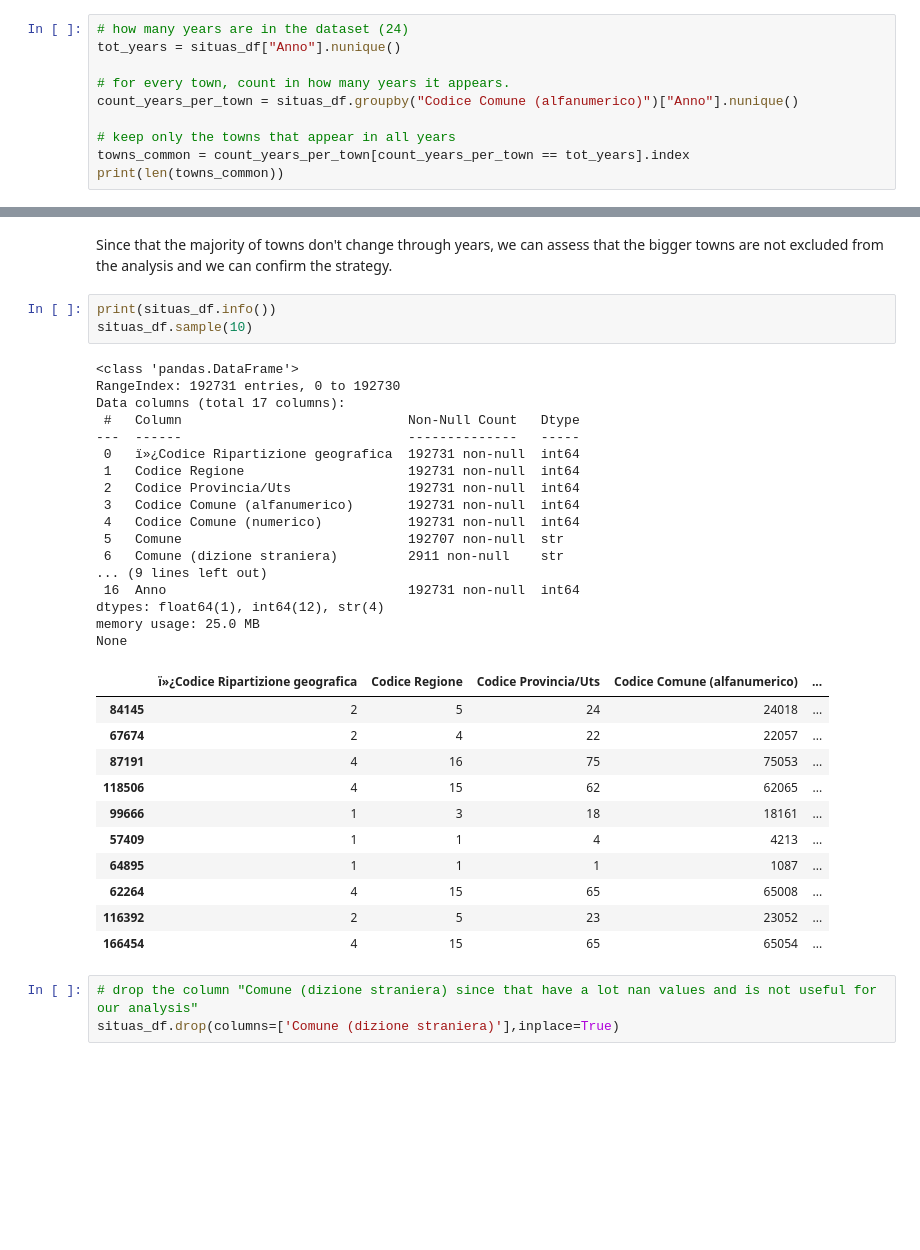
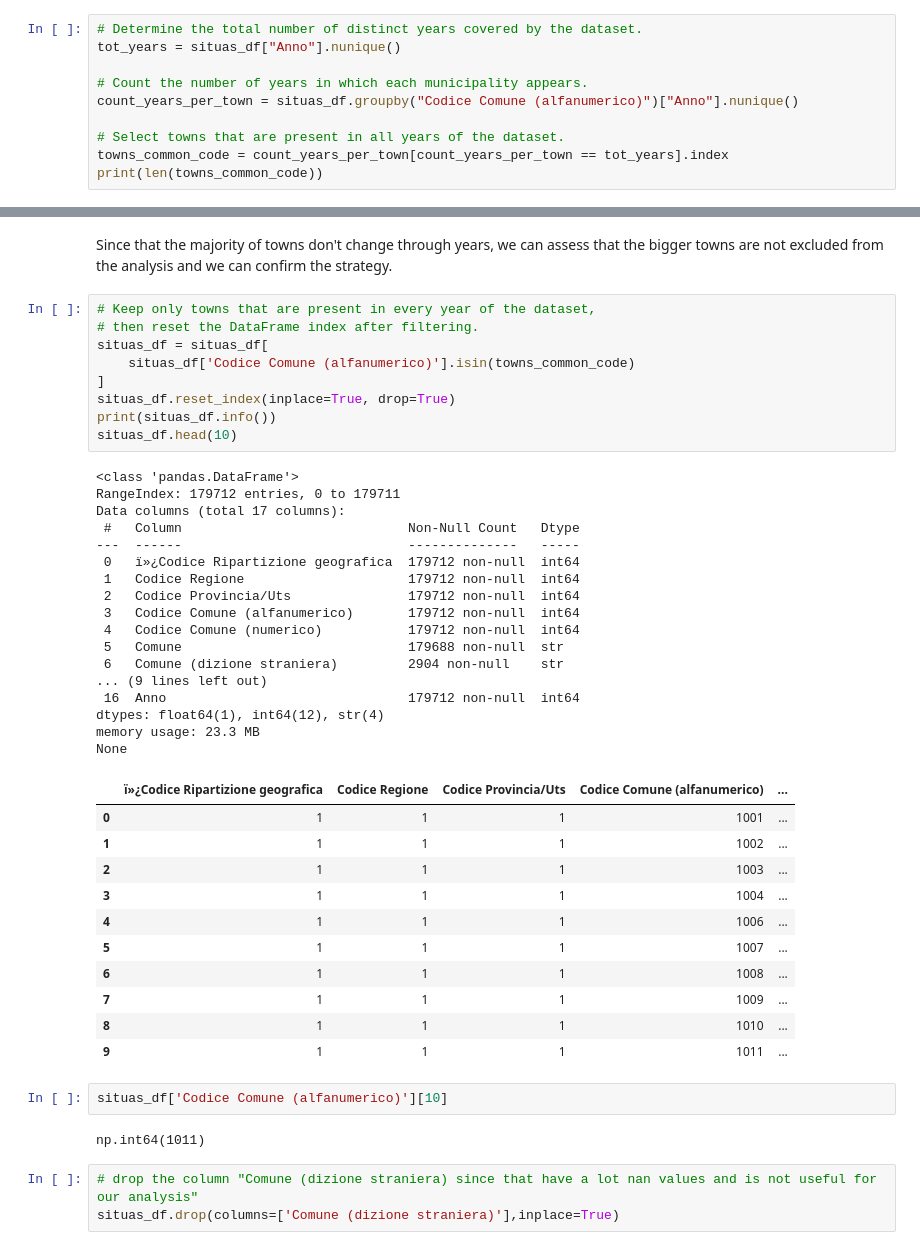
Before and after one commit to Aaronstriker/Final-Project-master-boolean-Data-Analytics, a Jupyter notebook: main_notebook.ipynb, the cells around one changed output, grey strips where cells are left out. Cells and saved outputs as stored; diff of their text form; blank space fills up the shorter version.

Commit message:
Finished cleaning istat data and applied common town filter on situas data

```diff
--- a/main_notebook.ipynb
+++ b/main_notebook.ipynb
@@ -117,51 +117,61 @@ Year 2024: (7896, 17)
 # %% [markdown]
 From the shapes of the previous cell, we can notice that the number of rows change for every situas csv file. Since that every record in these csv files is a different town, this means that the number of town changes every year. This happens because some towns splits or merge toghether with others. This kind of town usually are very small so it's difficult that they could be interesting for investment from business. So we can simply keep just the towns that are present in every csv file. In order to confirm this strategy, we can calculate how many towns are in common between all csv files.
 # %%
-# how many years are in the dataset (24)
+# Determine the total number of distinct years covered by the dataset.
 tot_years = situas_df["Anno"].nunique()
 
-# for every town, count in how many years it appears.
+# Count the number of years in which each municipality appears.
 count_years_per_town = situas_df.groupby("Codice Comune (alfanumerico)")["Anno"].nunique()
 
-# keep only the towns that appear in all years
-towns_common = count_years_per_town[count_years_per_town == tot_years].index
-print(len(towns_common))
+# Select towns that are present in all years of the dataset.
+towns_common_code = count_years_per_town[count_years_per_town == tot_years].index
+print(len(towns_common_code))
 # %% [output]
 7488
 # %% [markdown]
 Since that the majority of towns don't change through years, we can assess that the bigger towns are not excluded from the analysis and we can confirm the strategy.
 # %%
+# Keep only towns that are present in every year of the dataset,
+# then reset the DataFrame index after filtering.
+situas_df = situas_df[
+    situas_df['Codice Comune (alfanumerico)'].isin(towns_common_code)
+]
+situas_df.reset_index(inplace=True, drop=True)
 print(situas_df.info())
-situas_df.sample(10)
+situas_df.head(10)
 # %% [output]
 <class 'pandas.DataFrame'>
-RangeIndex: 192731 entries, 0 to 192730
+RangeIndex: 179712 entries, 0 to 179711
 Data columns (total 17 columns):
  #   Column                             Non-Null Count   Dtype
 ---  ------                             --------------   -----
- 0   ï»¿Codice Ripartizione geografica  192731 non-null  int64
- 1   Codice Regione                     192731 non-null  int64
- 2   Codice Provincia/Uts               192731 non-null  int64
- 3   Codice Comune (alfanumerico)       192731 non-null  int64
- 4   Codice Comune (numerico)           192731 non-null  int64
- 5   Comune                             192707 non-null  str
- 6   Comune (dizione straniera)         2911 non-null    str
+ 0   ï»¿Codice Ripartizione geografica  179712 non-null  int64
+ 1   Codice Regione                     179712 non-null  int64
+ 2   Codice Provincia/Uts               179712 non-null  int64
+ 3   Codice Comune (alfanumerico)       179712 non-null  int64
+ 4   Codice Comune (numerico)           179712 non-null  int64
+ 5   Comune                             179688 non-null  str
+ 6   Comune (dizione straniera)         2904 non-null    str
 ... (9 lines left out)
- 16  Anno                               192731 non-null  int64
+ 16  Anno                               179712 non-null  int64
 dtypes: float64(1), int64(12), str(4)
-memory usage: 25.0 MB
+memory usage: 23.3 MB
 None
 |  | ï»¿Codice Ripartizione geografica | Codice Regione | Codice Provincia/Uts | Codice Comune (alfanumerico) | ... |
-| 84145 | 2 | 5 | 24 | 24018 | ... |
-| 67674 | 2 | 4 | 22 | 22057 | ... |
-| 87191 | 4 | 16 | 75 | 75053 | ... |
-| 118506 | 4 | 15 | 62 | 62065 | ... |
-| 99666 | 1 | 3 | 18 | 18161 | ... |
-| 57409 | 1 | 1 | 4 | 4213 | ... |
-| 64895 | 1 | 1 | 1 | 1087 | ... |
-| 62264 | 4 | 15 | 65 | 65008 | ... |
-| 116392 | 2 | 5 | 23 | 23052 | ... |
-| 166454 | 4 | 15 | 65 | 65054 | ... |
+| 0 | 1 | 1 | 1 | 1001 | ... |
+| 1 | 1 | 1 | 1 | 1002 | ... |
+| 2 | 1 | 1 | 1 | 1003 | ... |
+| 3 | 1 | 1 | 1 | 1004 | ... |
+| 4 | 1 | 1 | 1 | 1006 | ... |
+| 5 | 1 | 1 | 1 | 1007 | ... |
+| 6 | 1 | 1 | 1 | 1008 | ... |
+| 7 | 1 | 1 | 1 | 1009 | ... |
+| 8 | 1 | 1 | 1 | 1010 | ... |
+| 9 | 1 | 1 | 1 | 1011 | ... |
+# %%
+situas_df['Codice Comune (alfanumerico)'][10]
+# %% [output]
+np.int64(1011)
 # %%
 # drop the column "Comune (dizione straniera) since that have a lot nan values and is not useful for our analysis"
 situas_df.drop(columns=['Comune (dizione straniera)'],inplace=True)
```
Also changed, not shown: 2 other files.
